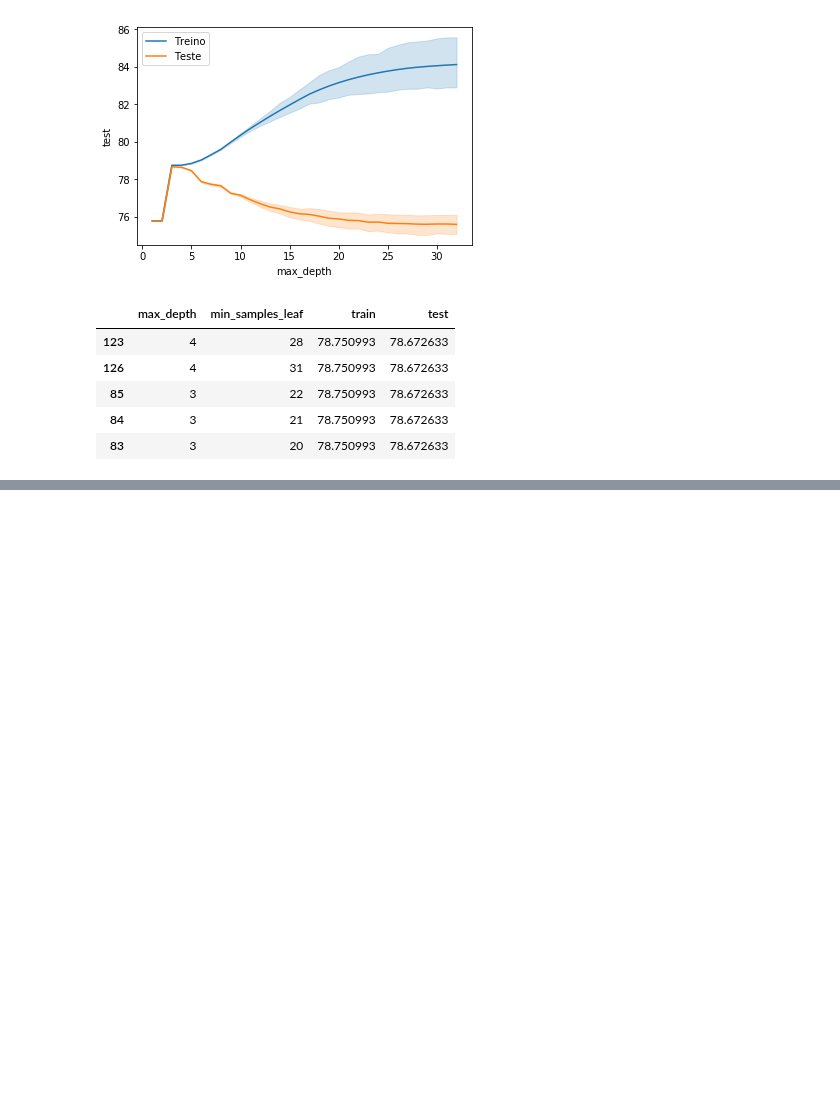
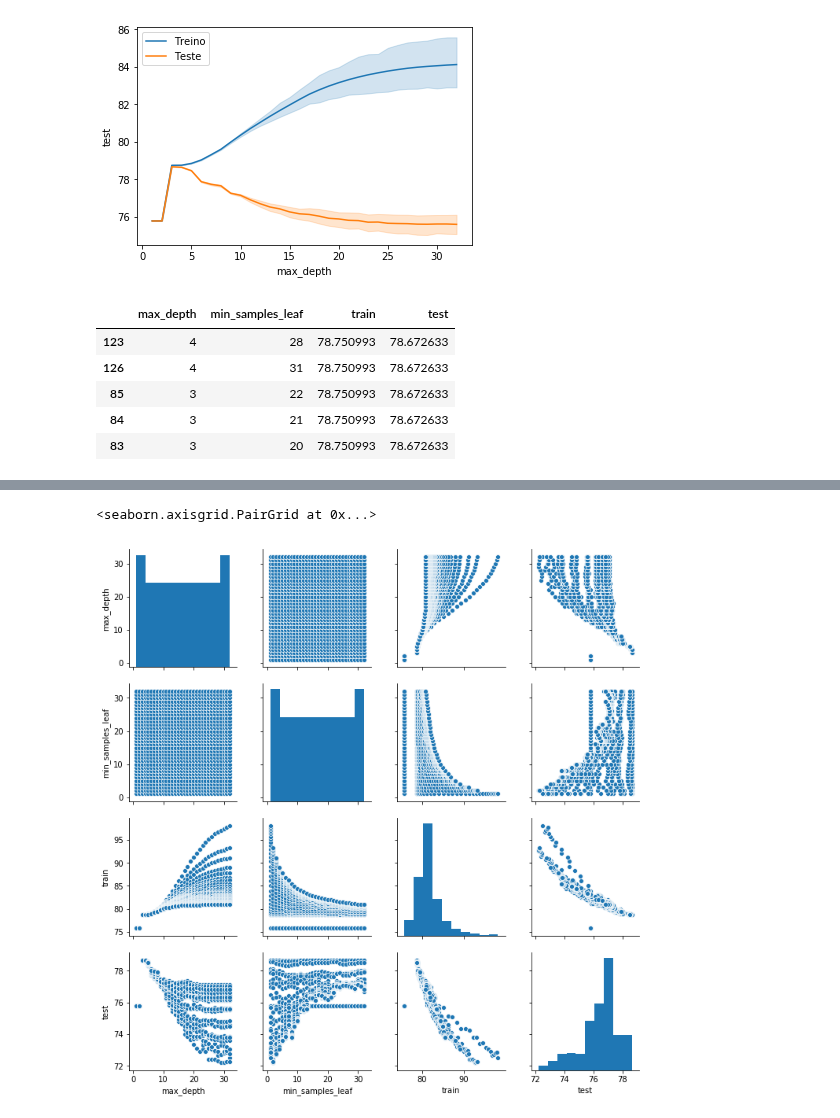
Before and after one commit to lsandrade/alura-ml, a Jupyter notebook: Otimização de modelos.ipynb, the cells around one changed output, grey strips where cells are left out. Drawn from its saved outputs; the diff is of its cells as text; code cells hidden in the pictures; blank space fills up the shorter version.

```diff
--- a/Otimização de modelos.ipynb
+++ b/Otimização de modelos.ipynb
@@ -323,0 +359,5 @@ resultados.sort_values("test", ascending=False).head()
+# %%
+sns.pairplot(resultados)
+# %% [output]
+<seaborn.axisgrid.PairGrid at 0x...>
+[figure, added]
```
Also changed, not shown: parts of 8 cells of this notebook.
